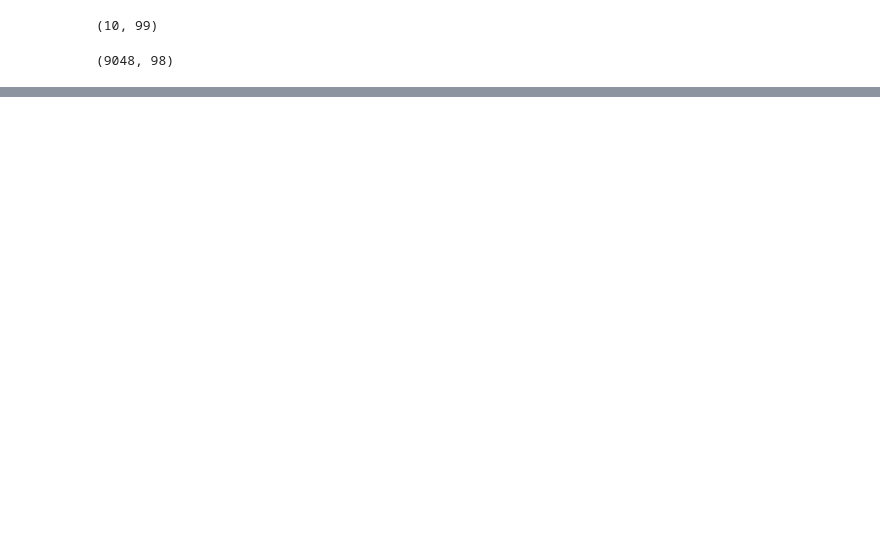
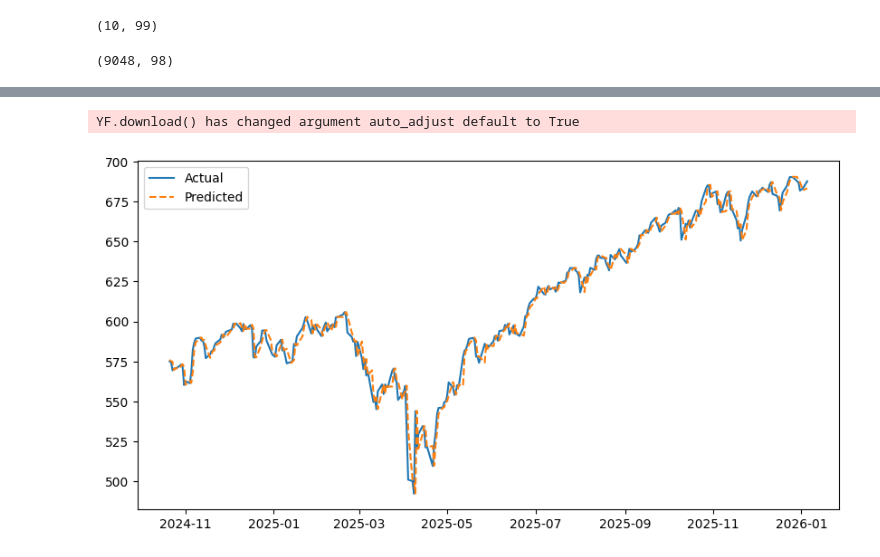
Before and after one commit to Dhanush-sai-reddy/Hull-Tactical---Market-Prediction, a Jupyter notebook: notebook1e850736a0.ipynb, the cells around one changed output, grey strips where cells are left out. Drawn from its saved outputs; the diff is of its cells as text; code cells hidden in the pictures; blank space fills up the shorter version.

```diff
--- a/notebook1e850736a0.ipynb
+++ b/notebook1e850736a0.ipynb
@@ -314,0 +293,32 @@ plt.show()
+# %%
+import yfinance as yf
+import pandas as pd
+import matplotlib.pyplot as plt
+from sklearn.linear_model import LinearRegression
+
+data = yf.download("SPY", start="2020-01-01", progress=False)
+df = data[['Close']].copy()
+
+df['Lag_1'] = df['Close'].shift(1)
+df.dropna(inplace=True)
+
+X = df[['Lag_1']]
+y = df['Close']
+
+split = int(len(df) * 0.8)
+X_train, X_test = X.iloc[:split], X.iloc[split:]
+y_train, y_test = y.iloc[:split], y.iloc[split:]
+
+model = LinearRegression()
+model.fit(X_train, y_train)
+
+predictions = model.predict(X_test)
+
+plt.figure(figsize=(10, 5))
+plt.plot(y_test.index, y_test, label='Actual')
+plt.plot(y_test.index, predictions, label='Predicted', linestyle='--')
+plt.legend()
+plt.show()
+# %% [output]
+YF.download() has changed argument auto_adjust default to True
+[figure, added]
```
Also changed, not shown: parts of 10 cells of this notebook.
